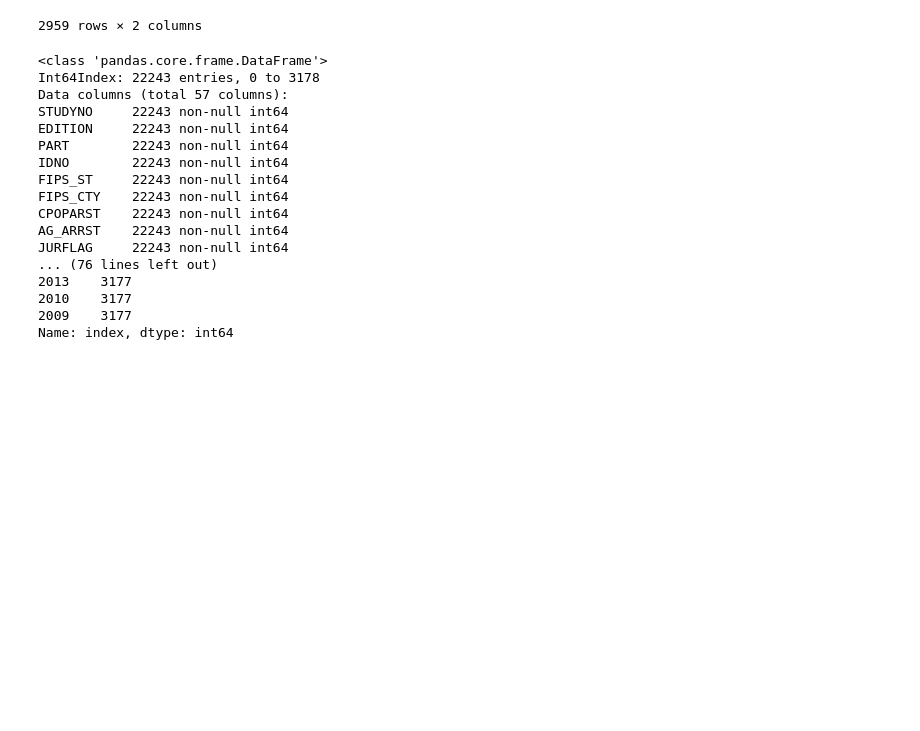
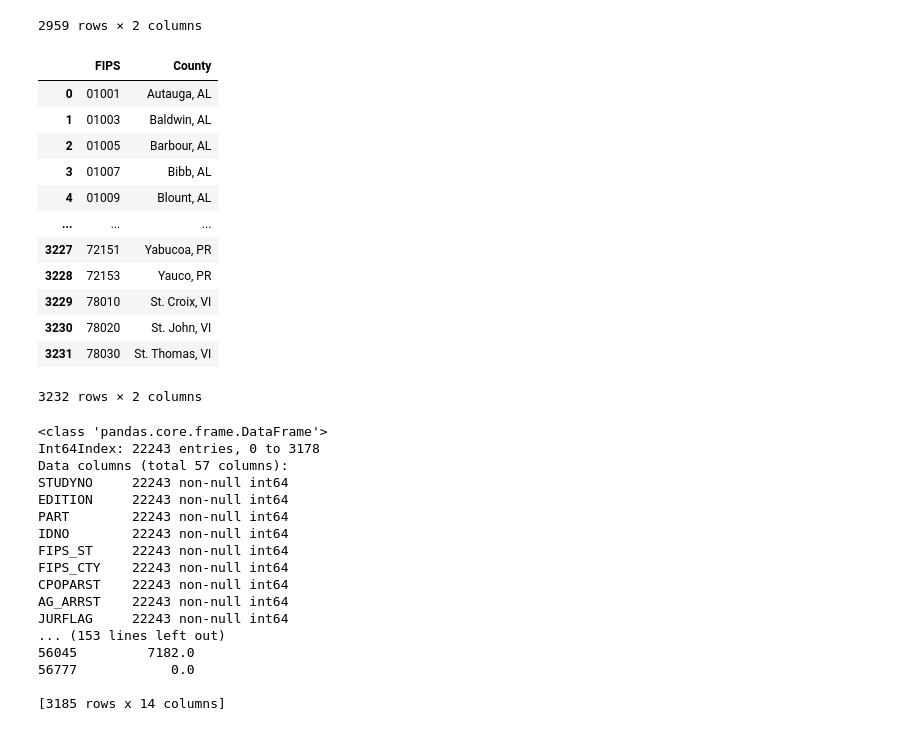
Before and after one commit to erv4gen/Research-Salvage-Autos, a Jupyter notebook: Structure-Demographics-County.ipynb, the cells around one changed output. Saved outputs shown, nothing was run; the diff lists cells and outputs as text; code cells hidden in the pictures; blank space fills up the shorter version.

```diff
--- a/Structure-Demographics-County.ipynb
+++ b/Structure-Demographics-County.ipynb
@@ -245,15 +246,32 @@ county_codes
 | 41362 | 56045 | Weston, WY |
 2959 rows × 2 columns
 # %%
-# #county_codes
-# path_to_c_codes = path_to_database+'/Us-zipcodes/US-FIBS-County-Codes.csv'
-# county_codes = (pd.read_csv(path_to_c_codes
-#                            #,index_col=0
-#                            )
-#                .assign( County= lambda x: x['Name'].str.strip()+ ', '+ x['State'].str.strip()
-#                       )
-#                 .drop(columns=['Name','State'])
-#                )
+#county_codes
+path_to_c_codes = path_to_csv+'/Us-zipcodes/US-FIBS-County-Codes.csv'
+county_codes = (pd.read_csv(path_to_c_codes
+                           #,index_col=0
+                           )
+               .assign( County= lambda x: x['Name'].str.strip()+ ', '+ x['State'].str.strip()
+               ,FIPS = lambda x : x['FIPS'].map(lambda x: '{0:05d}'.format(x) )
+                      )
+                .drop(columns=['Name','State'])
+               )
+
+county_codes
+# %% [output]
+|  | FIPS | County |
+| 0 | 01001 | Autauga, AL |
+| 1 | 01003 | Baldwin, AL |
+| 2 | 01005 | Barbour, AL |
+| 3 | 01007 | Bibb, AL |
+| 4 | 01009 | Blount, AL |
+| ... | ... | ... |
+| 3227 | 72151 | Yabucoa, PR |
+| 3228 | 72153 | Yauco, PR |
+| 3229 | 78010 | St. Croix, VI |
+| 3230 | 78020 | St. John, VI |
+| 3231 | 78030 | St. Thomas, VI |
+3232 rows × 2 columns
 # %%
 #crime data
 path_to_cirme = path_to_csv+'US-Crime\\'
@@ -275,16 +293,25 @@ print(crime_df.info()
       )
      )
 
-crime_df['FIPS'] = crime_df['FIPS_ST'].map(lambda x: '{0:02d}'.format(x)) + crime_df['FIPS_CTY'].map(lambda x: '{0:03d}'.format(x))
+crime_df['FIPS'] = (crime_df['FIPS_ST'].map(lambda x: '{0:02d}'.format(x)) + crime_df['FIPS_CTY'].map(lambda x: '{0:03d}'.format(x)) )#.astype(int)
 
-crime_df_filt = pd.merge(crime_df[['FIPS'
+crime_df_f = crime_df[['FIPS'
                           ,'GRNDTOT' #Total number of insedents
                           ,'CPOPARST' #TOT CNTY POPULATION-AGENCIES RPRT ARRSTS
+                          ,'year'
                          ]]
-                         ,county_codes
-                         ,on = 'FIPS'
-                         ,how='left'
-                        )
+
+
+print('\n\n','Filtered columns:\n',crime_df_f)
+
+
+
+
+crime_df_f= crime_df_f.set_index(['FIPS','year']).sort_index().unstack()
+crime_df_f.columns = crime_df_f.columns.map('_'.join)
+
+
+print('\n\nUnstacked columns: \n' , crime_df_f)
 # %% [output]
 <class 'pandas.core.frame.DataFrame'>
 Int64Index: 22243 entries, 0 to 3178
@@ -298,8 +325,8 @@ FIPS_CTY    22243 non-null int64
 CPOPARST    22243 non-null int64
 AG_ARRST    22243 non-null int64
 JURFLAG     22243 non-null int64
-... (76 lines left out)
-2013    3177
-2010    3177
-2009    3177
-Name: index, dtype: int64
+... (153 lines left out)
+56045         7182.0
+56777            0.0
+
+[3185 rows x 14 columns]
```
Also changed, not shown: parts of 12 cells of this notebook, 3 other files.
